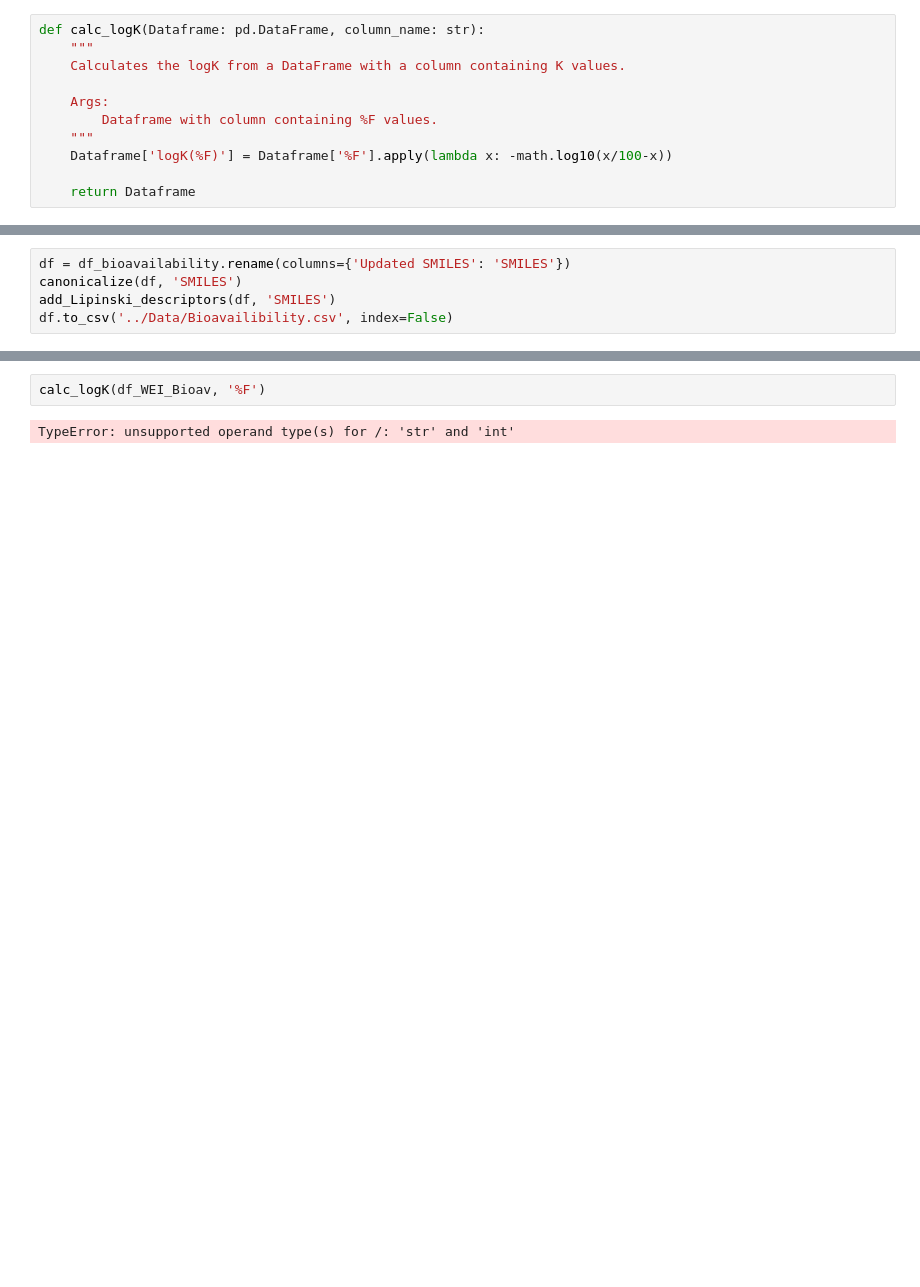
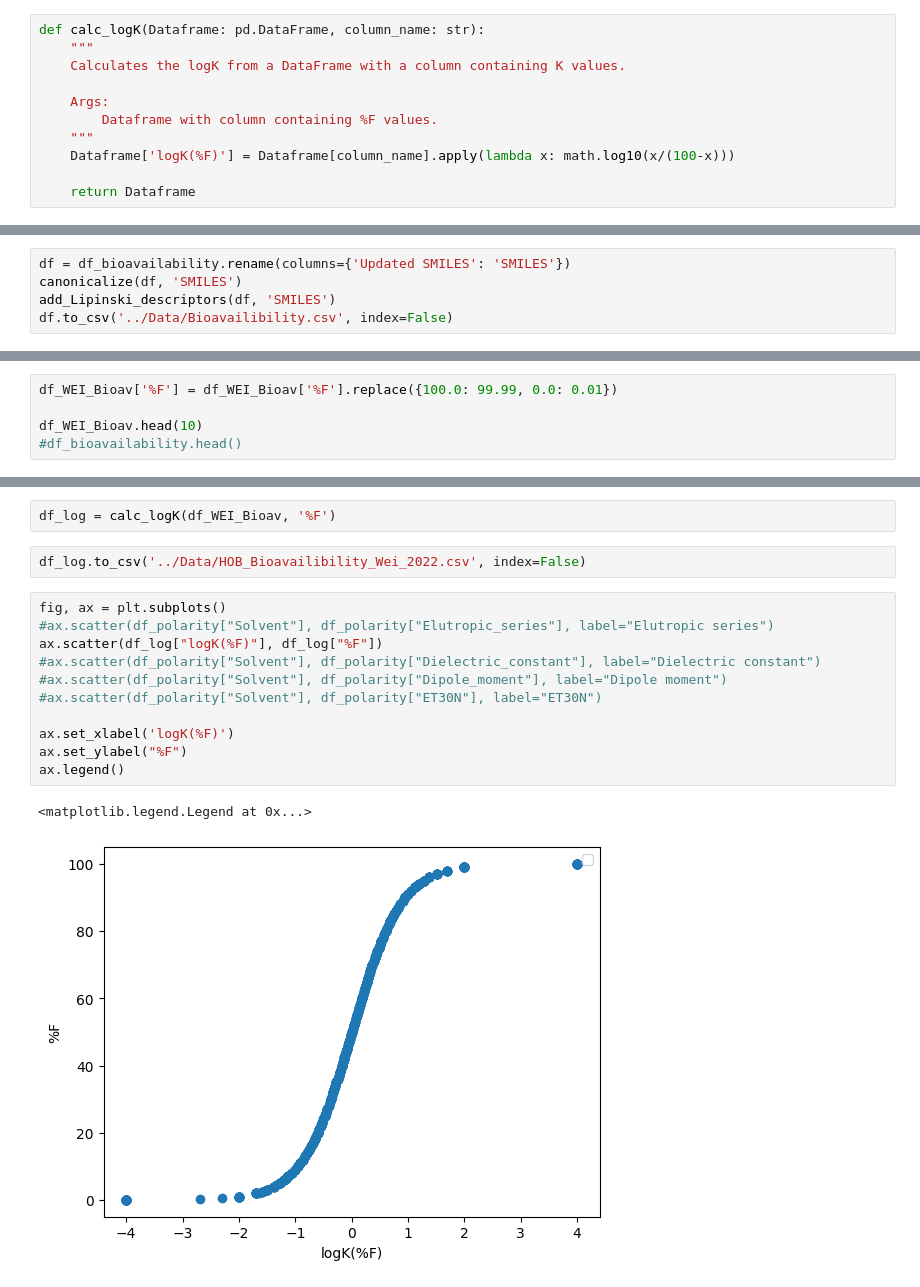
Before and after one commit to NinaB99/AI-for-Chemistry, a Jupyter notebook: Code/Data_cleaning.ipynb, the cells around one changed output, grey strips where cells are left out. Drawn from its saved outputs; the diff is of its cells as text; blank space fills up the shorter version.

```diff
--- a/Code/Data_cleaning.ipynb
+++ b/Code/Data_cleaning.ipynb
@@ -235,6 +273,6 @@ def calc_logK(Dataframe: pd.DataFrame, column_name: str):
     Args:
         Dataframe with column containing %F values.
     """
-    Dataframe['logK(%F)'] = Dataframe['%F'].apply(lambda x: -math.log10(x/100-x))
+    Dataframe['logK(%F)'] = Dataframe[column_name].apply(lambda x: math.log10(x/(100-x)))
 
     return Dataframe
@@ -270,0 +295,5 @@ canonicalize(df_WEI_Bioav, 'SMILES')
+# %%
+df_WEI_Bioav['%F'] = df_WEI_Bioav['%F'].replace({100.0: 99.99, 0.0: 0.01})
+
+df_WEI_Bioav.head(10)
+#df_bioavailability.head()
@@ -271,4 +312,18 @@ canonicalize(df_WEI_Bioav, 'SMILES')
 # %%
-calc_logK(df_WEI_Bioav, '%F')
+df_log = calc_logK(df_WEI_Bioav, '%F')
-# %% [output]
-TypeError: unsupported operand type(s) for /: 'str' and 'int'
+# %%
+df_log.to_csv('../Data/HOB_Bioavailibility_Wei_2022.csv', index=False)
+# %%
+fig, ax = plt.subplots()
+#ax.scatter(df_polarity["Solvent"], df_polarity["Elutropic_series"], label="Elutropic series")
+ax.scatter(df_log["logK(%F)"], df_log["%F"])
+#ax.scatter(df_polarity["Solvent"], df_polarity["Dielectric_constant"], label="Dielectric constant")
+#ax.scatter(df_polarity["Solvent"], df_polarity["Dipole_moment"], label="Dipole moment")
+#ax.scatter(df_polarity["Solvent"], df_polarity["ET30N"], label="ET30N")
+
+ax.set_xlabel('logK(%F)')
+ax.set_ylabel("%F")
+ax.legend()
+# %% [output]
+<matplotlib.legend.Legend at 0x...>
+[figure, added]
```
Also changed, not shown: parts of 20 cells of this notebook, 1 other file.
